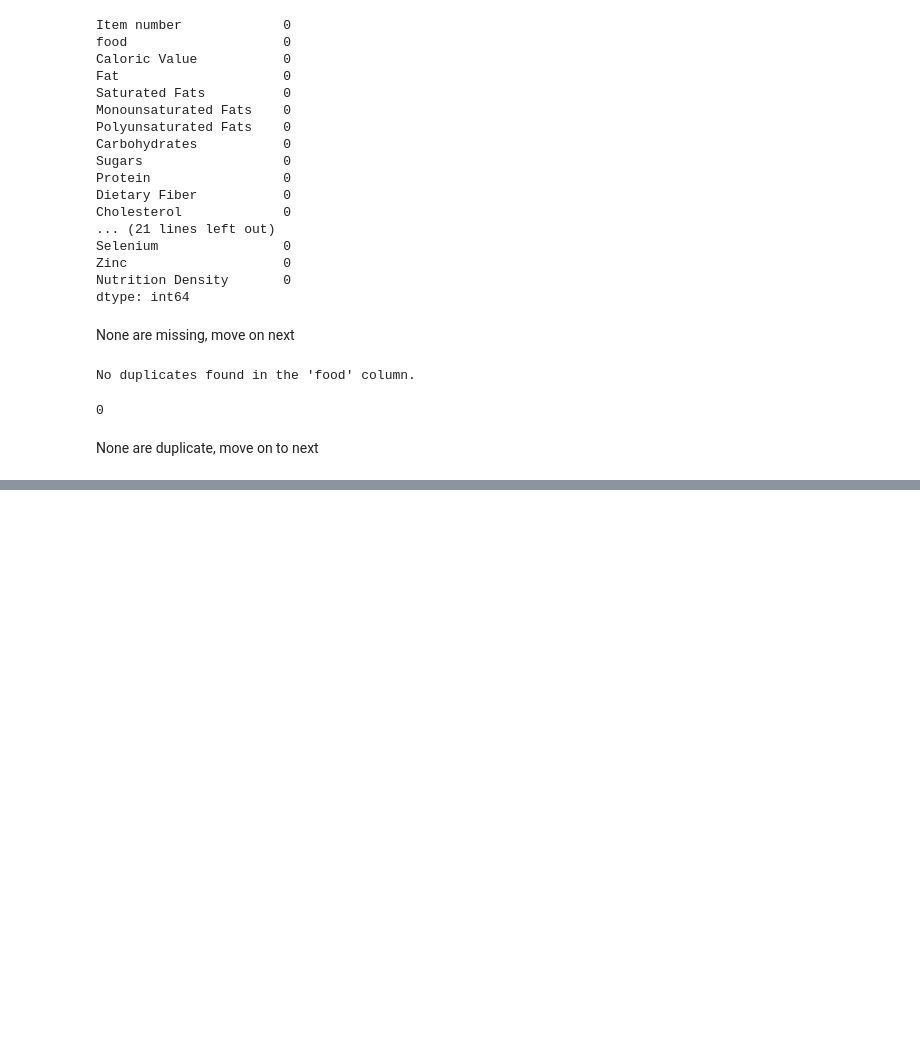
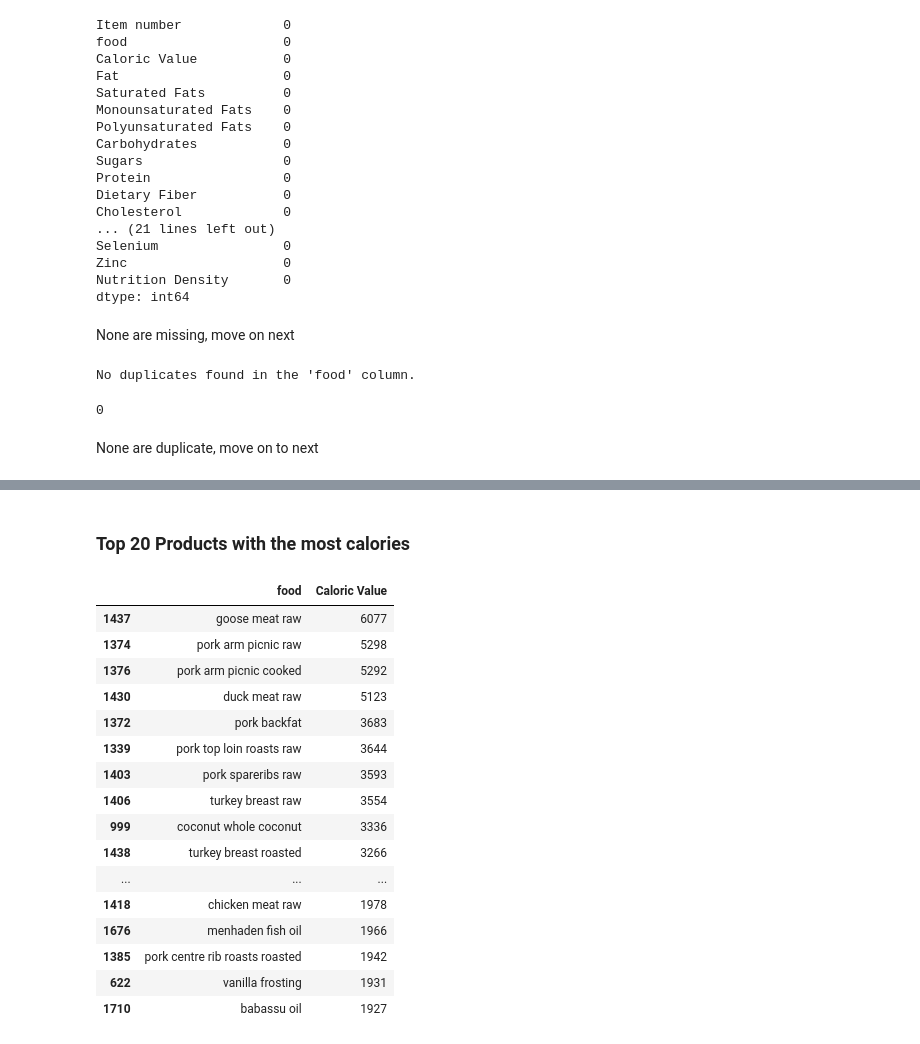
Before and after one commit to Jenner-Valdez/Food-Nutrition, a Jupyter notebook: Scripts/food_and_nutritional_values.ipynb, the cells around one changed output, grey strips where cells are left out. Drawn from its saved outputs; the diff is of its cells as text; code cells hidden in the pictures; blank space fills up the shorter version.

```diff
--- a/Scripts/food_and_nutritional_values.ipynb
+++ b/Scripts/food_and_nutritional_values.ipynb
@@ -488 +488,3 @@ display(food_5.sample(5))
 5 rows × 36 columns
+# %% [markdown]
+### Top 20 Products with the most calories
@@ -488,0 +494,23 @@ display(food_5.sample(5))
+# %%
+#Sort the combine dataframe by "Caloric value" in decending order and get the top 20 items
+top_20_calories = combined_food_df.sort_values(by='Caloric Value', ascending=False).head(20)
+# %%
+top_20_calories[['food', 'Caloric Value']]
+# %% [output]
+|  | food | Caloric Value |
+| 1437 | goose meat raw | 6077 |
+| 1374 | pork arm picnic raw | 5298 |
+| 1376 | pork arm picnic cooked | 5292 |
+| 1430 | duck meat raw | 5123 |
+| 1372 | pork backfat | 3683 |
+| 1339 | pork top loin roasts raw | 3644 |
+| 1403 | pork spareribs raw | 3593 |
+| 1406 | turkey breast raw | 3554 |
+| 999 | coconut whole coconut | 3336 |
+| 1438 | turkey breast roasted | 3266 |
+| ... | ... | ... |
+| 1418 | chicken meat raw | 1978 |
+| 1676 | menhaden fish oil | 1966 |
+| 1385 | pork centre rib roasts roasted | 1942 |
+| 622 | vanilla frosting | 1931 |
+| 1710 | babassu oil | 1927 |
```
Also changed, not shown: parts of 16 cells of this notebook.
